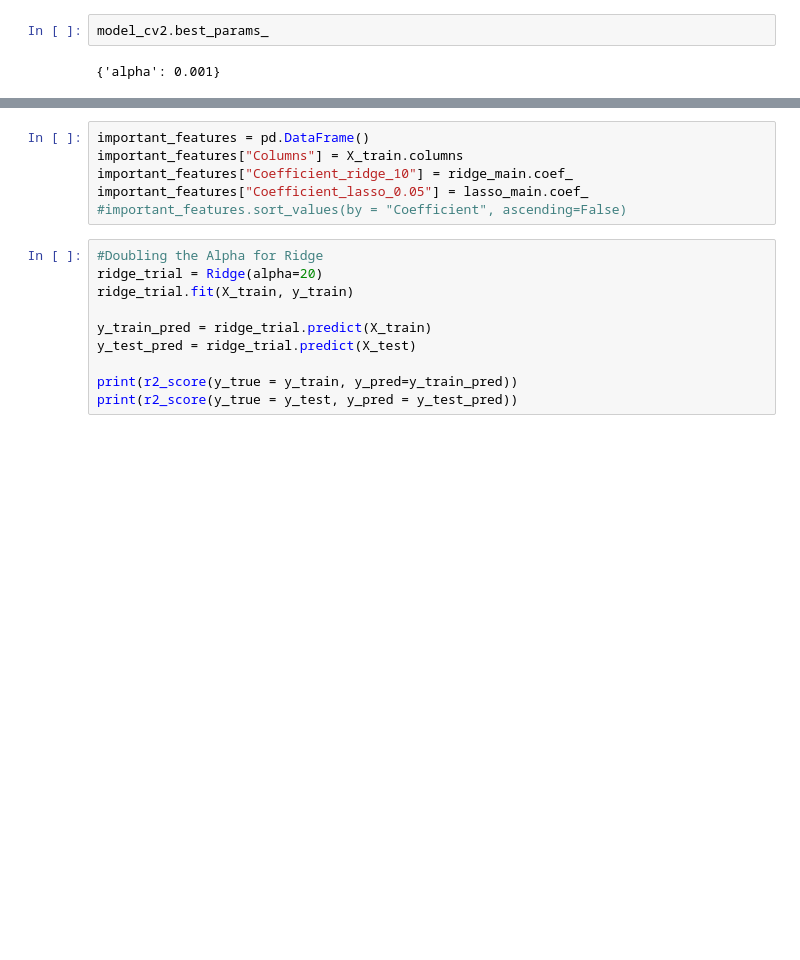
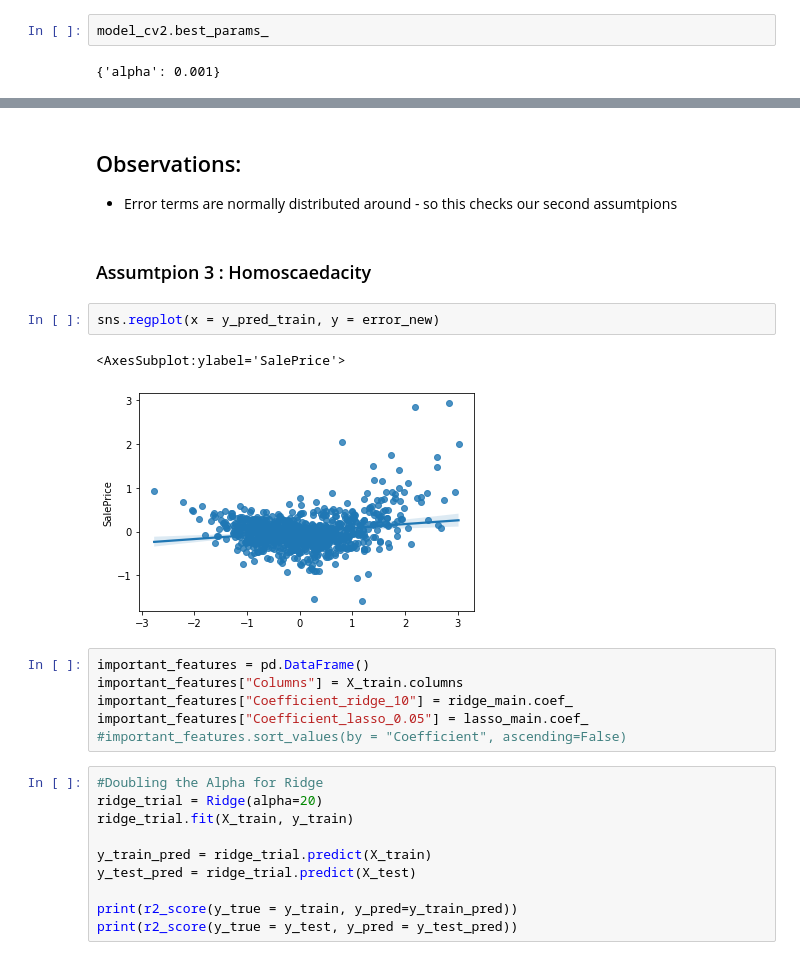
Before and after one commit to basil-16/SurpriseHousing, a Jupyter notebook: AdvancedRegressionAssignment.ipynb, the cells around one changed output, grey strips where cells are left out. Saved outputs shown, nothing was run; the diff lists cells and outputs as text; blank space fills up the shorter version.

```diff
--- a/AdvancedRegressionAssignment.ipynb
+++ b/AdvancedRegressionAssignment.ipynb
@@ -1518,3 +1626,13 @@ print(r2_score(y_true = y_test, y_pred = y_test_pred))
+# %% [markdown]
+## Observations:
+- Error terms are normally distributed around - so this checks our second assumtpions
+# %% [markdown]
+### Assumtpion 3 : Homoscaedacity
+# %%
+sns.regplot(x = y_pred_train, y = error_new)
+# %% [output]
+<AxesSubplot:ylabel='SalePrice'>
+[figure, added]
 # %%
 important_features = pd.DataFrame()
 important_features["Columns"] = X_train.columns
```
Also changed, not shown: parts of 48 cells of this notebook.
